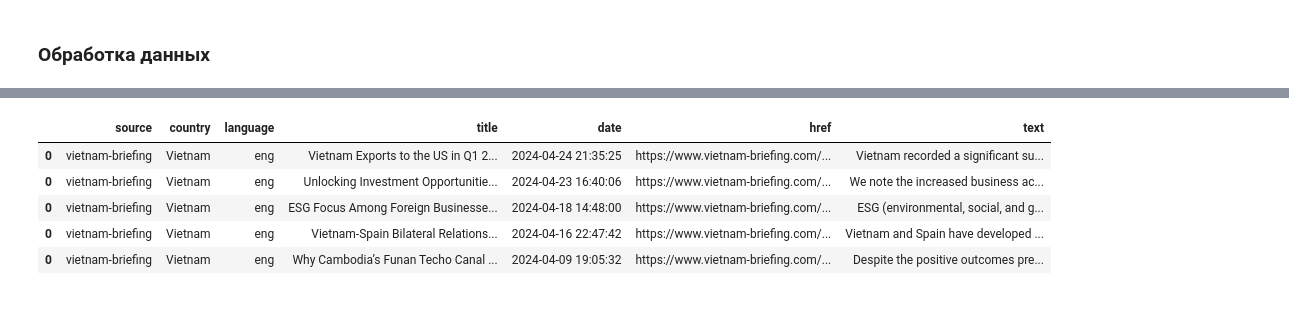
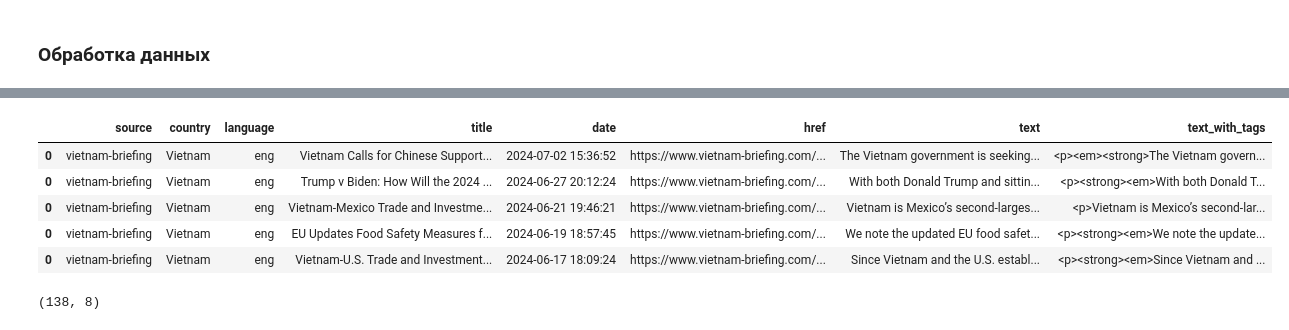
Before and after one commit to NKhozin/parsers, a Jupyter notebook: data_prepare.ipynb, the cells around one changed output, grey strips where cells are left out. Cells and saved outputs as stored; diff of their text form; code cells hidden in the pictures.

```diff
--- a/data_prepare.ipynb
+++ b/data_prepare.ipynb
@@ -73,9 +92,11 @@ data.head()
 # %%
-cols = ['source', 'country', 'language', 'title', 'date', 'href', 'text']
+cols = ['source', 'country', 'language', 'title', 'date', 'href', 'text', 'text_with_tags']
 
 name = 'prc_roday'
 country = 'China'
 language = 'ru'
+
+# Новости из тг канала, поэтому нет версии с тэгами
 
 data = pd.read_excel(f'{name}.xlsx', index_col=0)
 data = data[data['title']!='']
@@ -88,11 +109,14 @@ data = data[~data.text.isna()]
 data['date'] = pd.to_datetime(data['date'])
 data['country'] = country
 data['language'] = language
+data['text_with_tags'] = np.nan
 data.text = data.text.apply(lambda value: value.replace('\r', '').replace('\n', '').replace('\t', '').rstrip().lstrip())
 
 data = data[cols]
 
 data_all = pd.concat([data_all, data], axis=0)
 
-data.head()
+display(data.head())
+
+print(data.shape)
 # %% [output]
@@ -105,11 +130,11 @@ data.head()
 # %%
-cols = ['source', 'country', 'language', 'title', 'date', 'href', 'text']
+cols = ['source', 'country', 'language', 'title', 'date', 'href', 'text', 'text_with_tags']
 
 name = 'russian.news.cn'
 country = 'China'
 language = 'ru'
 
-data = pd.read_excel(f'{name}.xlsx', index_col=0)
+data = pd.read_excel(f'{name}{postfix}.xlsx', index_col=0)
 data = data[data['title']!='']
 data = data[data['href']!='']
 data = data[data['text']!='']
@@ -135,5 +160,9 @@ data.text = result_list
 
 data = data[cols]
 
-data.head()
+data_all = pd.concat([data_all, data], axis=0)
+
+display(data.head())
+
+print(data.shape)
 # %% [output]
@@ -146,11 +176,11 @@ data.head()
 # %%
-cols = ['source', 'country', 'language', 'title', 'date', 'href', 'text']
+cols = ['source', 'country', 'language', 'title', 'date', 'href', 'text', 'text_with_tags']
 
 name = 'businessemirates'
 country = 'UAE'
 language = 'ru'
 
-data = pd.read_excel(f'{name}.xlsx', index_col=0)
+data = pd.read_excel(f'{name}{postfix}.xlsx', index_col=0)
 data = data[data['title']!='']
 data = data[data['href']!='']
 data = data[data['text']!='']
@@ -167,5 +197,7 @@ data = data[cols]
 
 data_all = pd.concat([data_all, data], axis=0)
 
-data.head()
+display(data.head())
+
+print(data.shape)
 # %% [output]
@@ -178,11 +211,11 @@ data.head()
 # %%
-cols = ['source', 'country', 'language', 'title', 'date', 'href', 'text']
+cols = ['source', 'country', 'language', 'title', 'date', 'href', 'text', 'text_with_tags']
 
 name = 'india-briefing'
 country = 'India'
 language = 'eng'
 
-data = pd.read_excel(f'{name}.xlsx', index_col=0)
+data = pd.read_excel(f'{name}{postfix}.xlsx', index_col=0)
 data = data[data['title']!='']
 data = data[data['href']!='']
 data = data[data['text']!='']
@@ -202,5 +235,7 @@ data = data[cols]
 
 data_all = pd.concat([data_all, data], axis=0)
 
-data.head()
+display(data.head())
+
+print(data.shape)
 # %% [output]
@@ -213,36 +249,39 @@ data.head()
 # %%
-cols = ['source', 'country', 'language', 'title', 'date', 'href', 'text']
+cols = ['source', 'country', 'language', 'title', 'date', 'href', 'text', 'text_with_tags']
 
 name = 'vietnam-briefing'
 country = 'Vietnam'
 language = 'eng'
 
-data = pd.read_excel(f'{name}.xlsx', index_col=0)
+data = pd.read_excel(f'{name}{postfix}.xlsx', index_col=0)
 data = data[data['title']!='']
 data = data[data['href']!='']
 data = data[data['text']!='']
 
 data = data[~data.title.isna()]
 data = data[~data.href.isna()]
 data = data[~data.text.isna()]
 data['country'] = country
 data['language'] = language
 
 data['date'] = pd.to_datetime(data['date'])
 data['date'] = data['date'].dt.tz_localize(None)
 data.text = data.text.apply(lambda value: unicodedata.normalize("NFKD", value).replace('\r', '').replace('\n', '').replace('\t', '').rstrip().lstrip())
 data.title = data.title.apply(lambda value: unicodedata.normalize("NFKD", value).replace('\r', '').replace('\n', '').replace('\t', '').rstrip().lstrip())
 
 data = data[cols]
 
 data_all = pd.concat([data_all, data], axis=0)
 
-data.head()
+display(data.head())
+
+print(data.shape)
 # %% [output]
-|  | source | country | language | title | date | href | text |
-| 0 | vietnam-briefing | Vietnam | eng | Vietnam Exports to the US in Q1 2... | 2024-04-24 21:35:25 | https://www.vietnam-briefing.com/... | Vietnam recorded a significant su... |
-| 0 | vietnam-briefing | Vietnam | eng | Unlocking Investment Opportunitie... | 2024-04-23 16:40:06 | https://www.vietnam-briefing.com/... | We note the increased business ac... |
-| 0 | vietnam-briefing | Vietnam | eng | ESG Focus Among Foreign Businesse... | 2024-04-18 14:48:00 | https://www.vietnam-briefing.com/... | ESG (environmental, social, and g... |
-| 0 | vietnam-briefing | Vietnam | eng | Vietnam-Spain Bilateral Relations... | 2024-04-16 22:47:42 | https://www.vietnam-briefing.com/... | Vietnam and Spain have developed ... |
-| 0 | vietnam-briefing | Vietnam | eng | Why Cambodia’s Funan Techo Canal ... | 2024-04-09 19:05:32 | https://www.vietnam-briefing.com/... | Despite the positive outcomes pre... |
+|  | source | country | language | title | date | href | text | text_with_tags |
+| 0 | vietnam-briefing | Vietnam | eng | Vietnam Calls for Chinese Support... | 2024-07-02 15:36:52 | https://www.vietnam-briefing.com/... | The Vietnam government is seeking... | <p><em><strong>The Vietnam govern... |
+| 0 | vietnam-briefing | Vietnam | eng | Trump v Biden: How Will the 2024 ... | 2024-06-27 20:12:24 | https://www.vietnam-briefing.com/... | With both Donald Trump and sittin... | <p><strong><em>With both Donald T... |
+| 0 | vietnam-briefing | Vietnam | eng | Vietnam-Mexico Trade and Investme... | 2024-06-21 19:46:21 | https://www.vietnam-briefing.com/... | Vietnam is Mexico’s second-larges... | <p>Vietnam is Mexico’s second-lar... |
+| 0 | vietnam-briefing | Vietnam | eng | EU Updates Food Safety Measures f... | 2024-06-19 18:57:45 | https://www.vietnam-briefing.com/... | We note the updated EU food safet... | <p><strong><em>We note the update... |
+| 0 | vietnam-briefing | Vietnam | eng | Vietnam-U.S. Trade and Investment... | 2024-06-17 18:09:24 | https://www.vietnam-briefing.com/... | Since Vietnam and the U.S. establ... | <p><strong><em>Since Vietnam and ... |
+(138, 8)
 # %%
```
Also changed, not shown: parts of 85 cells of this notebook.
